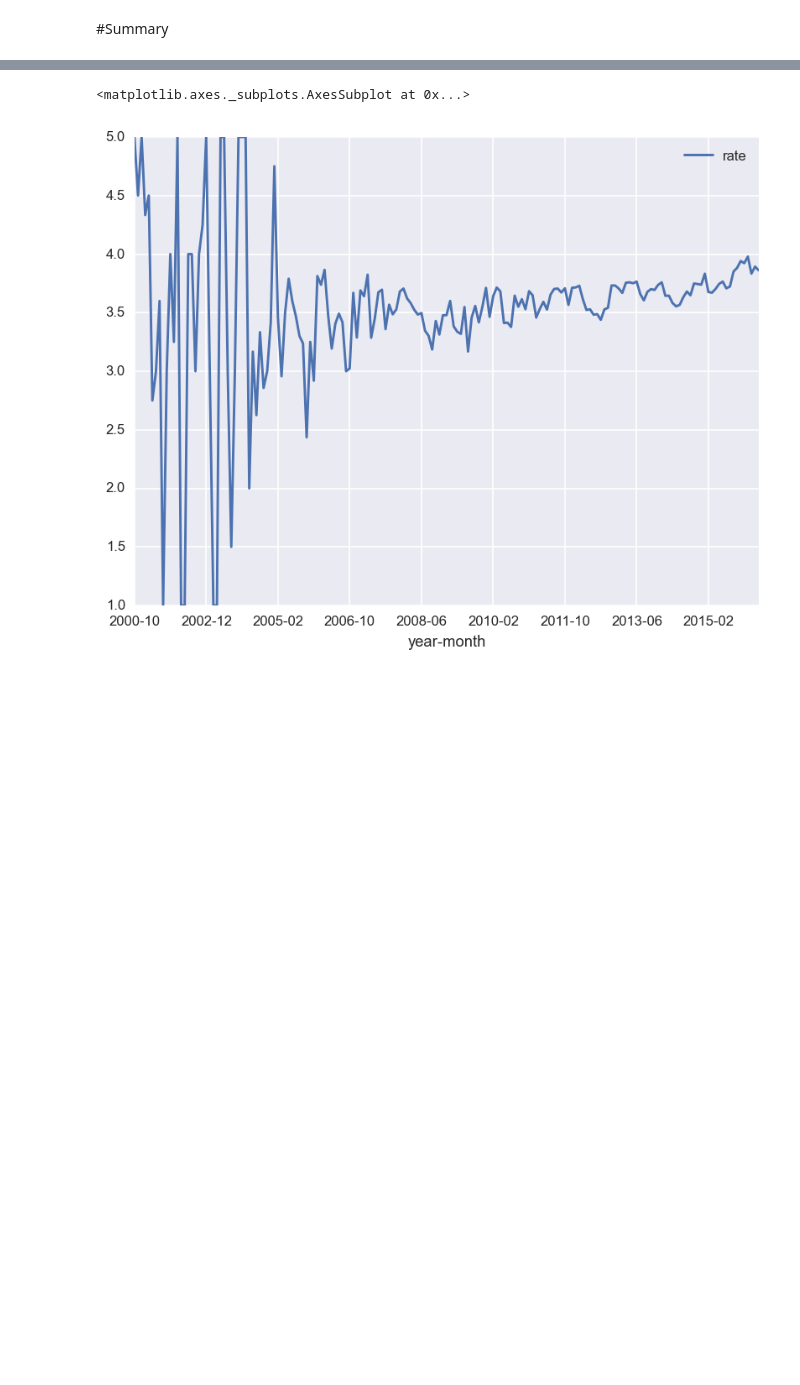
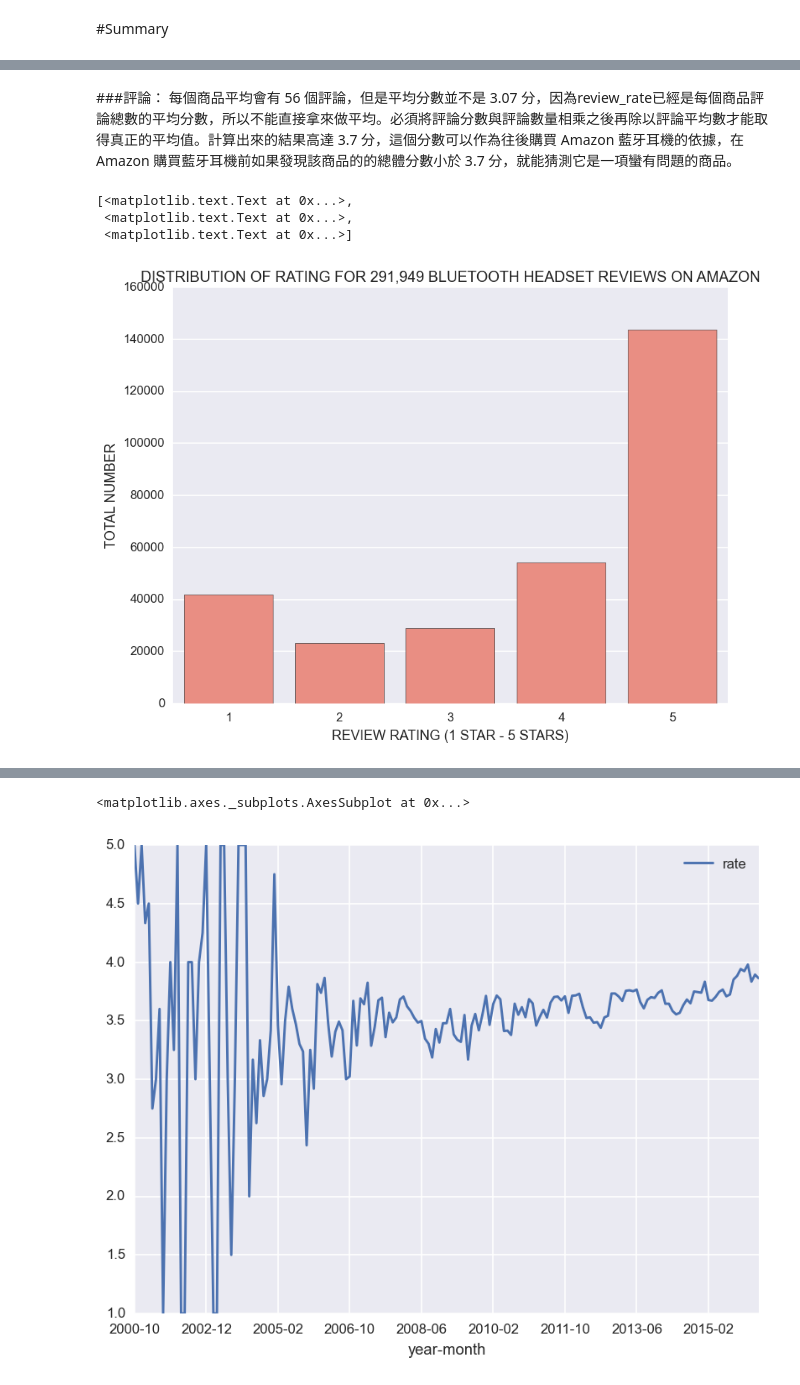
Before and after one commit to paristsai/amazon_review, a Jupyter notebook: analysis/amazon-review.ipynb, the cells around one changed output, grey strips where cells are left out. Cells and saved outputs as stored; diff of their text form; code cells hidden in the pictures; blank space fills up the shorter version.

```diff
--- a/analysis/amazon-review.ipynb
+++ b/analysis/amazon-review.ipynb
@@ -101,0 +95,11 @@ sns.countplot(reviews.rate, color="orange")
+# %% [markdown]
+###評論：
+每個商品平均會有 56 個評論，但是平均分數並不是 3.07 分，因為review_rate已經是每個商品評論總數的平均分數，所以不能直接拿來做平均。必須將評論分數與評論數量相乘之後再除以評論平均數才能取得真正的平均值。計算出來的結果高達 3.7 分，這個分數可以作為往後購買 Amazon 藍牙耳機的依據，在 Amazon 購買藍牙耳機前如果發現該商品的的總體分數小於 3.7 分，就能猜測它是一項蠻有問題的商品。
+# %%
+rc = sns.countplot(reviews.rate, color="salmon")
+rc.set(xlabel='REVIEW RATING (1 STAR - 5 STARS)', ylabel='TOTAL NUMBER', title="DISTRIBUTION OF RATING FOR 291,949 BLUETOOTH HEADSET REVIEWS ON AMAZON")
+# %% [output]
+[<matplotlib.text.Text at 0x...>,
+ <matplotlib.text.Text at 0x...>,
+ <matplotlib.text.Text at 0x...>]
+[figure, added]
```
Also changed, not shown: parts of 46 cells of this notebook.
